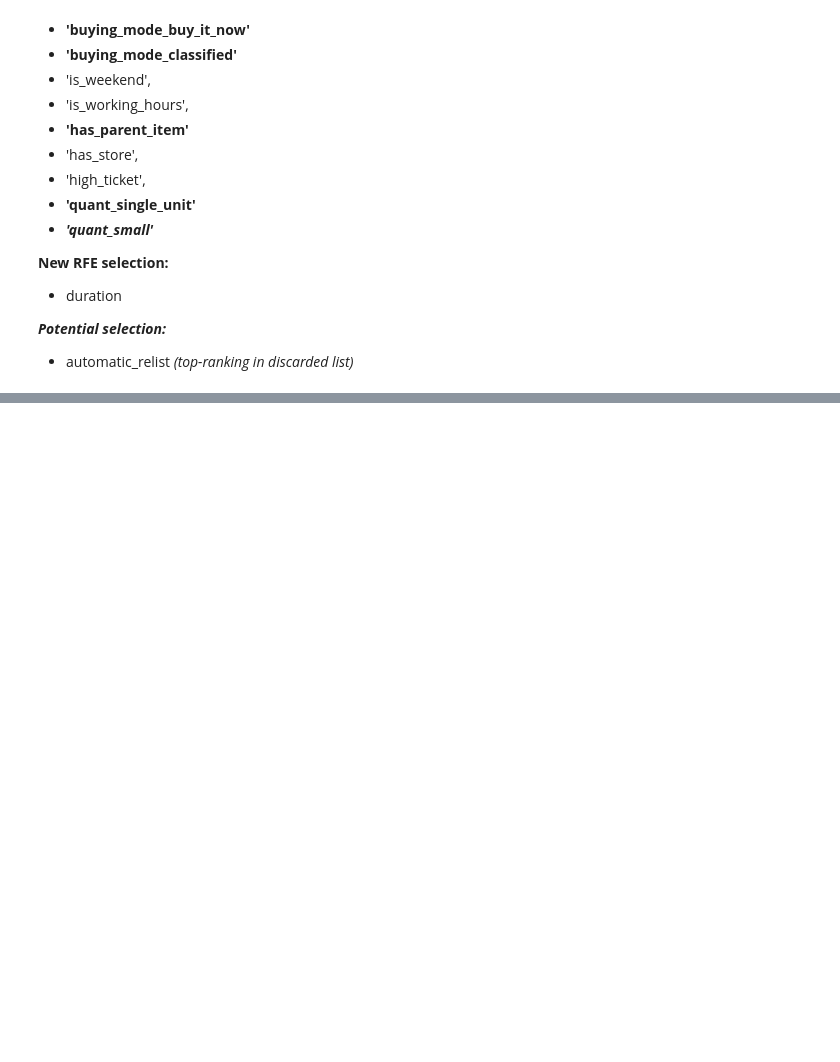
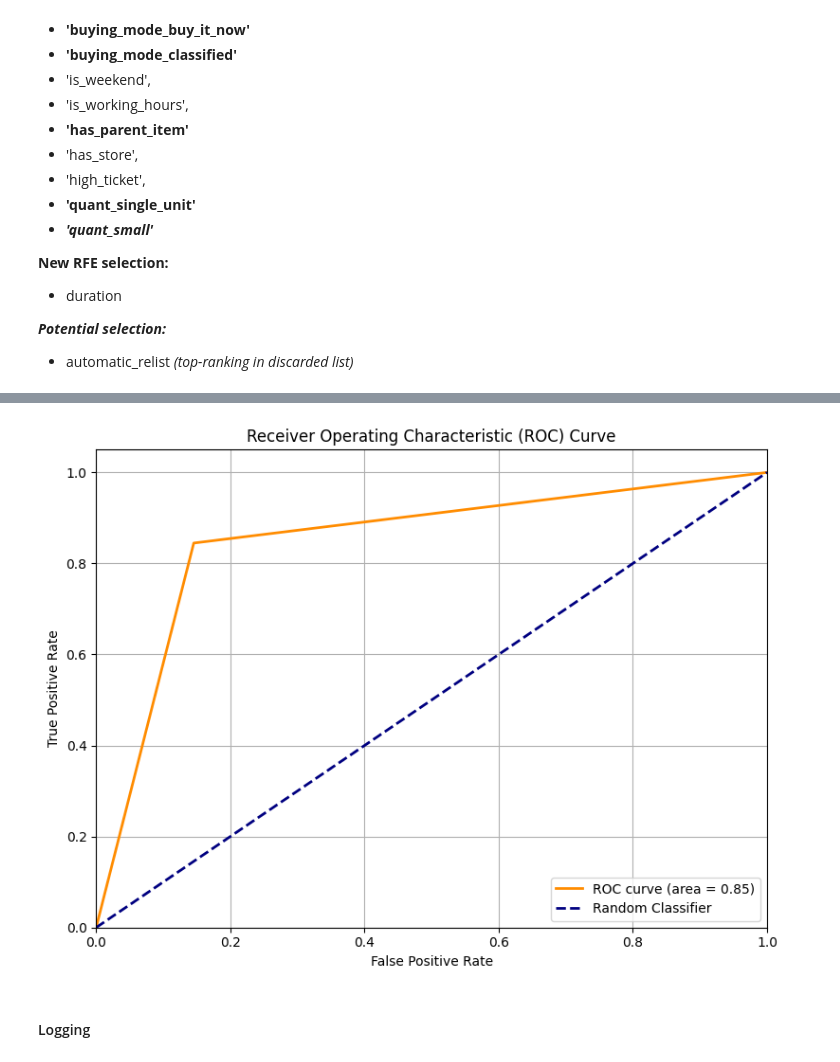
Before and after one commit to MLsound/mercadolibre-new-used-prediction, a Jupyter notebook: Model_Design.ipynb, the cells around one changed output, grey strips where cells are left out. Cells and saved outputs as stored; diff of their text form; code cells hidden in the pictures; blank space fills up the shorter version.

```diff
--- a/Model_Design.ipynb
+++ b/Model_Design.ipynb
@@ -3294,0 +3320,3 @@ feature_rankings[feature_rankings['Selected']==False]
+# %%
+# Taking out manually similar features (both selected)
+filter_out=['high_ticket', 'quant_small']
@@ -3294,0 +3601,28 @@ feature_rankings[feature_rankings['Selected']==False]
+# %%
+import matplotlib.pyplot as plt
+from sklearn.metrics import roc_curve, auc
+
+# Extract the probabilities of the positive class (second column)
+#y_pred_proba_positive = y_pred_proba[:, 1]
+
+# Calculate ROC curve and AUC
+fpr, tpr, thresholds = roc_curve(y_test, y_pred)
+roc_auc = auc(fpr, tpr)
+
+# Plot the ROC curve
+plt.figure(figsize=(8, 6))
+plt.plot(fpr, tpr, color='darkorange', lw=2, label=f'ROC curve (area = {roc_auc:.2f})')
+plt.plot([0, 1], [0, 1], color='navy', lw=2, linestyle='--', label='Random Classifier')
+plt.xlim([0.0, 1.0])
+plt.ylim([0.0, 1.05])
+plt.xlabel('False Positive Rate')
+plt.ylabel('True Positive Rate')
+plt.title('Receiver Operating Characteristic (ROC) Curve')
+plt.legend(loc='lower right')
+plt.grid(True)
+plt.tight_layout()
+if save_graph: plt.savefig('roc_auc_curve.png')
+# %% [output]
+[figure, added]
+# %% [markdown]
+#### Logging
```
Also changed, not shown: parts of 36 cells of this notebook, 2 other files.
